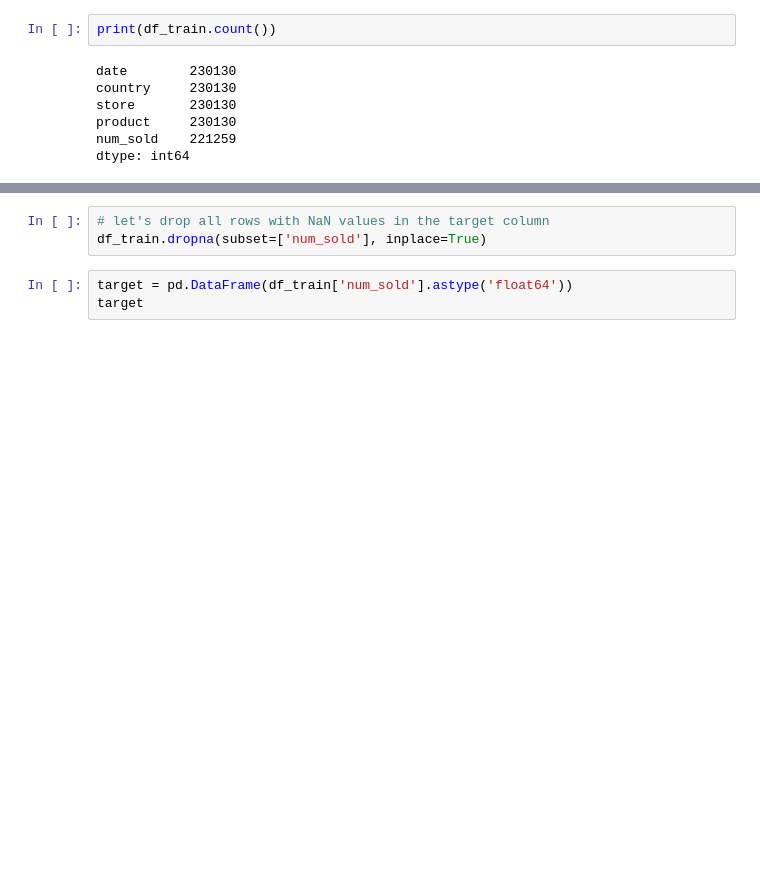
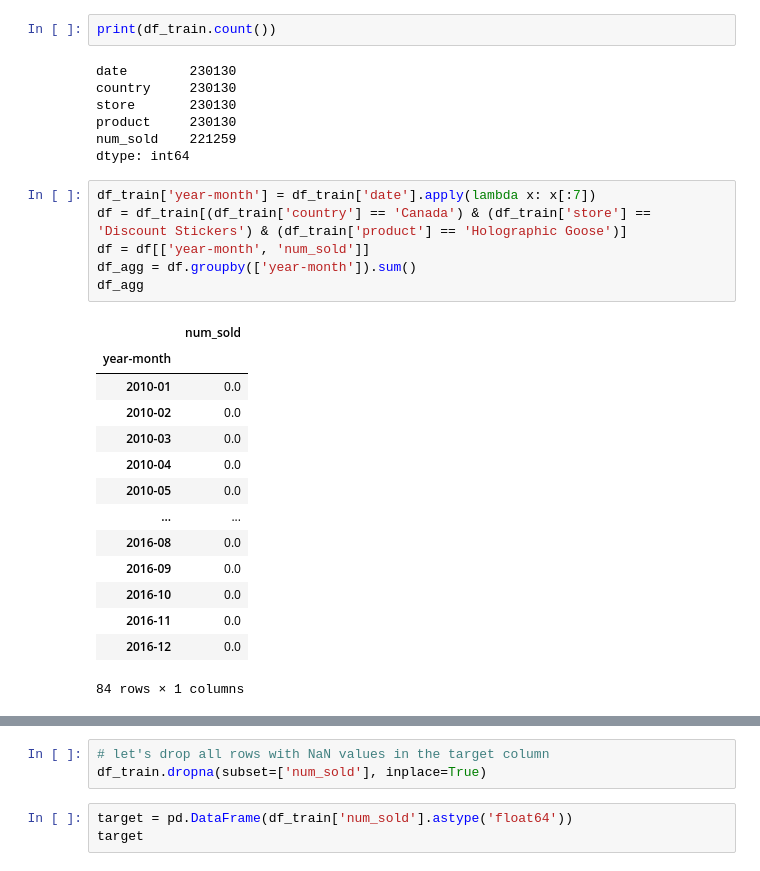
Before and after one commit to davidmiheev/ml, a Jupyter notebook: playground-s5e1/playground-s5e1.ipynb, the cells around one changed output, grey strips where cells are left out. Cells and saved outputs as stored; diff of their text form; blank space fills up the shorter version.

```diff
--- a/playground-s5e1/playground-s5e1.ipynb
+++ b/playground-s5e1/playground-s5e1.ipynb
@@ -58,3 +59,24 @@ store       230130
 product     230130
 num_sold    221259
 dtype: int64
+# %%
+df_train['year-month'] = df_train['date'].apply(lambda x: x[:7])
+df = df_train[(df_train['country'] == 'Canada') & (df_train['store'] == 'Discount Stickers') & (df_train['product'] == 'Holographic Goose')]
+df = df[['year-month', 'num_sold']]
+df_agg = df.groupby(['year-month']).sum()
+df_agg
+# %% [output]
+|  | num_sold |
+| year-month |  |
+| 2010-01 | 0.0 |
+| 2010-02 | 0.0 |
+| 2010-03 | 0.0 |
+| 2010-04 | 0.0 |
+| 2010-05 | 0.0 |
+| ... | ... |
+| 2016-08 | 0.0 |
+| 2016-09 | 0.0 |
+| 2016-10 | 0.0 |
+| 2016-11 | 0.0 |
+| 2016-12 | 0.0 |
+84 rows × 1 columns
```
Also changed, not shown: parts of 24 cells of this notebook.
